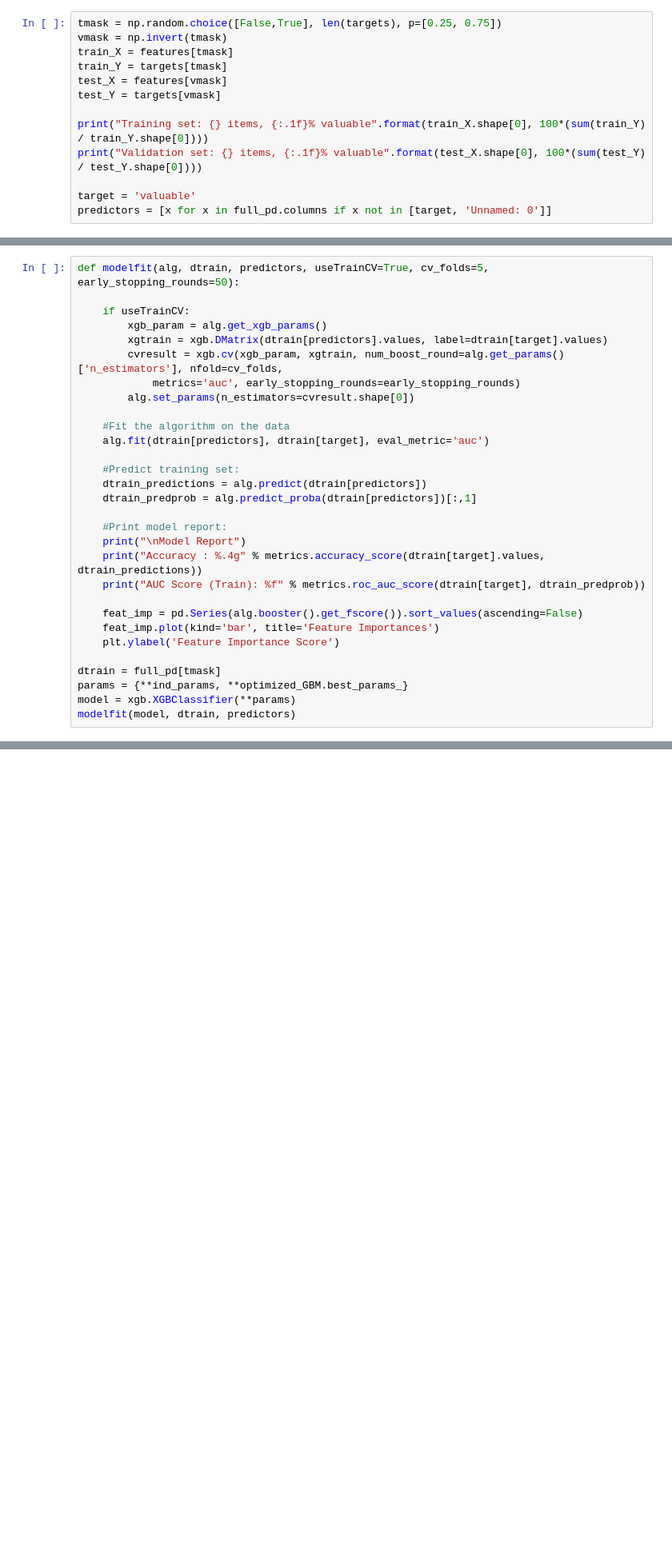
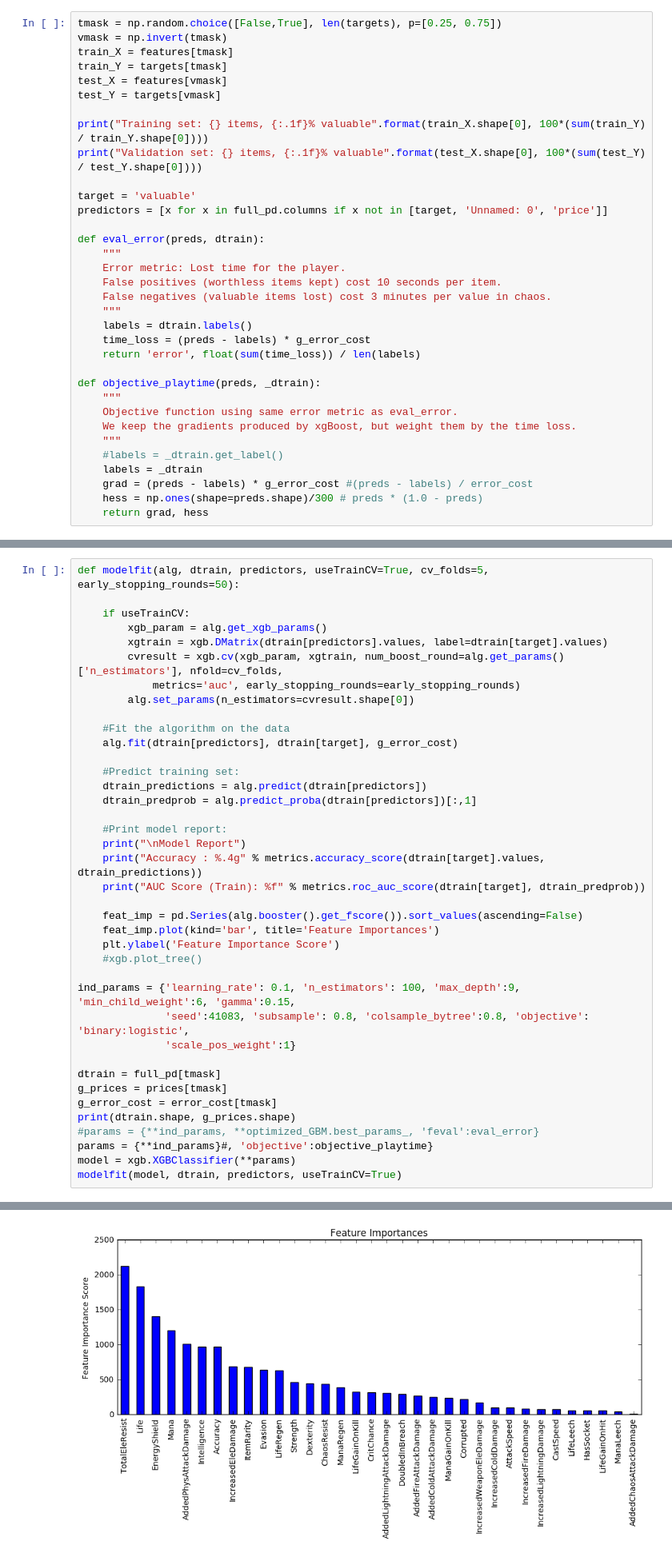
Before and after one commit to bschug/poeria, a Jupyter notebook: notebooks/Train.ipynb, the cells around one changed output, grey strips where cells are left out. Shown: that part at 80% size. Saved outputs shown, nothing was run; the diff lists cells and outputs as text; blank space fills up the shorter version.

Commit message:
Weight items by cost of error

```diff
--- a/notebooks/Train.ipynb
+++ b/notebooks/Train.ipynb
@@ -33,4 +45,25 @@ print("Training set: {} items, {:.1f}% valuable".format(train_X.shape[0], 100*(s
 print("Validation set: {} items, {:.1f}% valuable".format(test_X.shape[0], 100*(sum(test_Y) / test_Y.shape[0])))
 
 target = 'valuable'
-predictors = [x for x in full_pd.columns if x not in [target, 'Unnamed: 0']]
+predictors = [x for x in full_pd.columns if x not in [target, 'Unnamed: 0', 'price']]
+
+def eval_error(preds, dtrain):
+    """
+    Error metric: Lost time for the player.
+    False positives (worthless items kept) cost 10 seconds per item.
+    False negatives (valuable items lost) cost 3 minutes per value in chaos.
+    """
+    labels = dtrain.labels()
+    time_loss = (preds - labels) * g_error_cost
+    return 'error', float(sum(time_loss)) / len(labels)
+
+def objective_playtime(preds, _dtrain):
+    """
+    Objective function using same error metric as eval_error.
+    We keep the gradients produced by xgBoost, but weight them by the time loss.
+    """
+    #labels = _dtrain.get_label()
+    labels = _dtrain
+    grad = (preds - labels) * g_error_cost #(preds - labels) / error_cost
+    hess = np.ones(shape=preds.shape)/300 # preds * (1.0 - preds)
+    return grad, hess
@@ -61,7 +98,7 @@ def modelfit(alg, dtrain, predictors, useTrainCV=True, cv_folds=5, early_stoppin
         alg.set_params(n_estimators=cvresult.shape[0])
 
     #Fit the algorithm on the data
-    alg.fit(dtrain[predictors], dtrain[target], eval_metric='auc')
+    alg.fit(dtrain[predictors], dtrain[target], g_error_cost)
 
     #Predict training set:
     dtrain_predictions = alg.predict(dtrain[predictors])
@@ -75,8 +112,18 @@ def modelfit(alg, dtrain, predictors, useTrainCV=True, cv_folds=5, early_stoppin
     feat_imp = pd.Series(alg.booster().get_fscore()).sort_values(ascending=False)
     feat_imp.plot(kind='bar', title='Feature Importances')
     plt.ylabel('Feature Importance Score')
+    #xgb.plot_tree()
+
+ind_params = {'learning_rate': 0.1, 'n_estimators': 100, 'max_depth':9, 'min_child_weight':6, 'gamma':0.15,
+              'seed':41083, 'subsample': 0.8, 'colsample_bytree':0.8, 'objective': 'binary:logistic',
+              'scale_pos_weight':1}
 
 dtrain = full_pd[tmask]
-params = {**ind_params, **optimized_GBM.best_params_}
+g_prices = prices[tmask]
+g_error_cost = error_cost[tmask]
+print(dtrain.shape, g_prices.shape)
+#params = {**ind_params, **optimized_GBM.best_params_, 'feval':eval_error}
+params = {**ind_params}#, 'objective':objective_playtime}
 model = xgb.XGBClassifier(**params)
-modelfit(model, dtrain, predictors)
+modelfit(model, dtrain, predictors, useTrainCV=True)
+# %% [output]
@@ -83,3 +135,4 @@ modelfit(model, dtrain, predictors)
+[figure, added]
 # %%
 predictions = model.predict(full_pd[vmask][predictors])
 ones = np.asarray([1]*predictions.shape[0])
```
Also changed, not shown: parts of 8 cells of this notebook.
